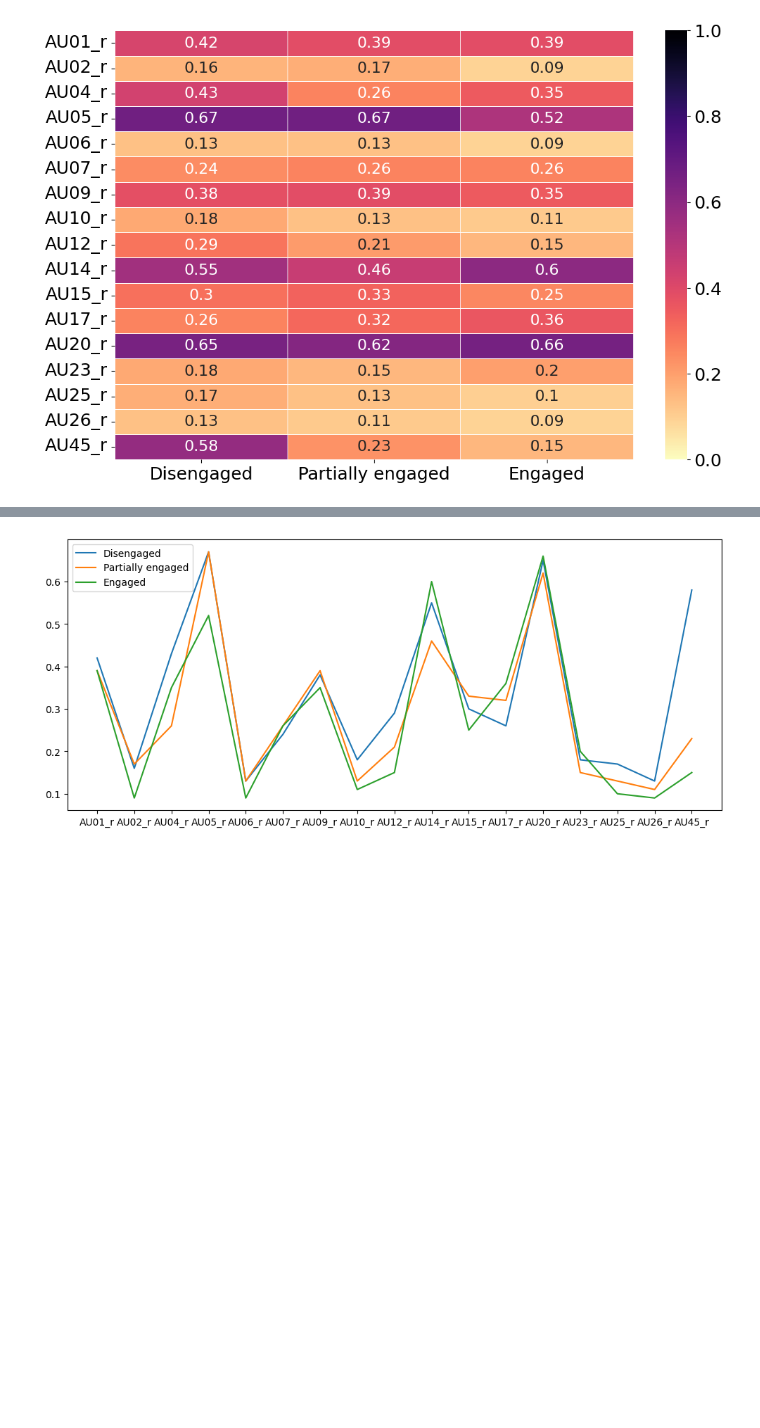
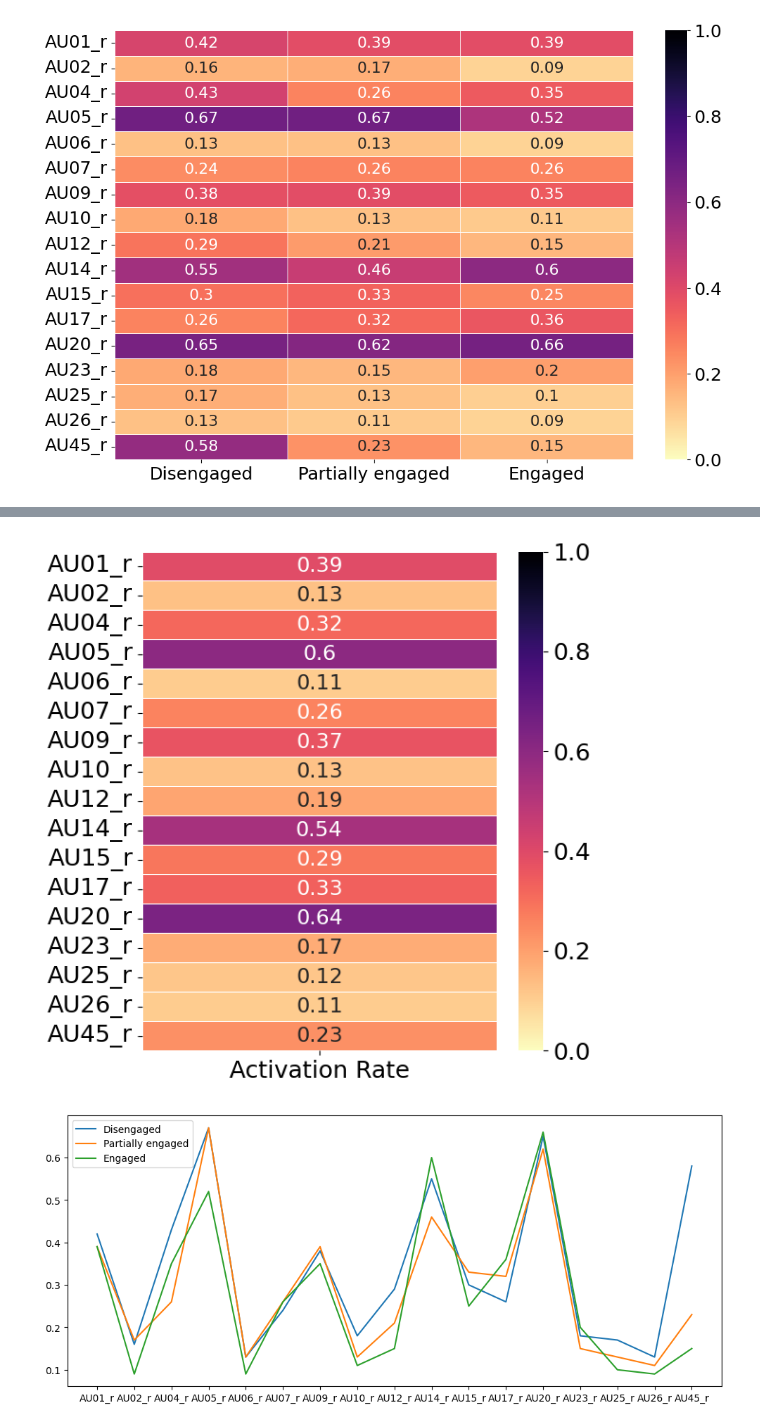
Before and after one commit to rijju-das/Automatic-emotional-image-captioning, a Jupyter notebook: run_MLmodels.ipynb, the cells around one changed output, grey strips where cells are left out. Saved outputs shown, nothing was run; the diff lists cells and outputs as text; code cells hidden in the pictures; blank space fills up the shorter version.

```diff
--- a/run_MLmodels.ipynb
+++ b/run_MLmodels.ipynb
@@ -83,3 +98,10 @@ fig, df_map = map.au_heatmap(df)
+# %%
+from AU_mapping_DAiSEE import AU_mapping
+map = AU_mapping()
+fig, df_map = map.au_heatmap(df)
+fig.savefig("AU_ActivationRates_DAiSEE.pdf")
+# %% [output]
+[figure, added]
 # %%
 import matplotlib.pyplot as plt
 import seaborn as sns
```
Also changed, not shown: parts of 8 cells of this notebook.
